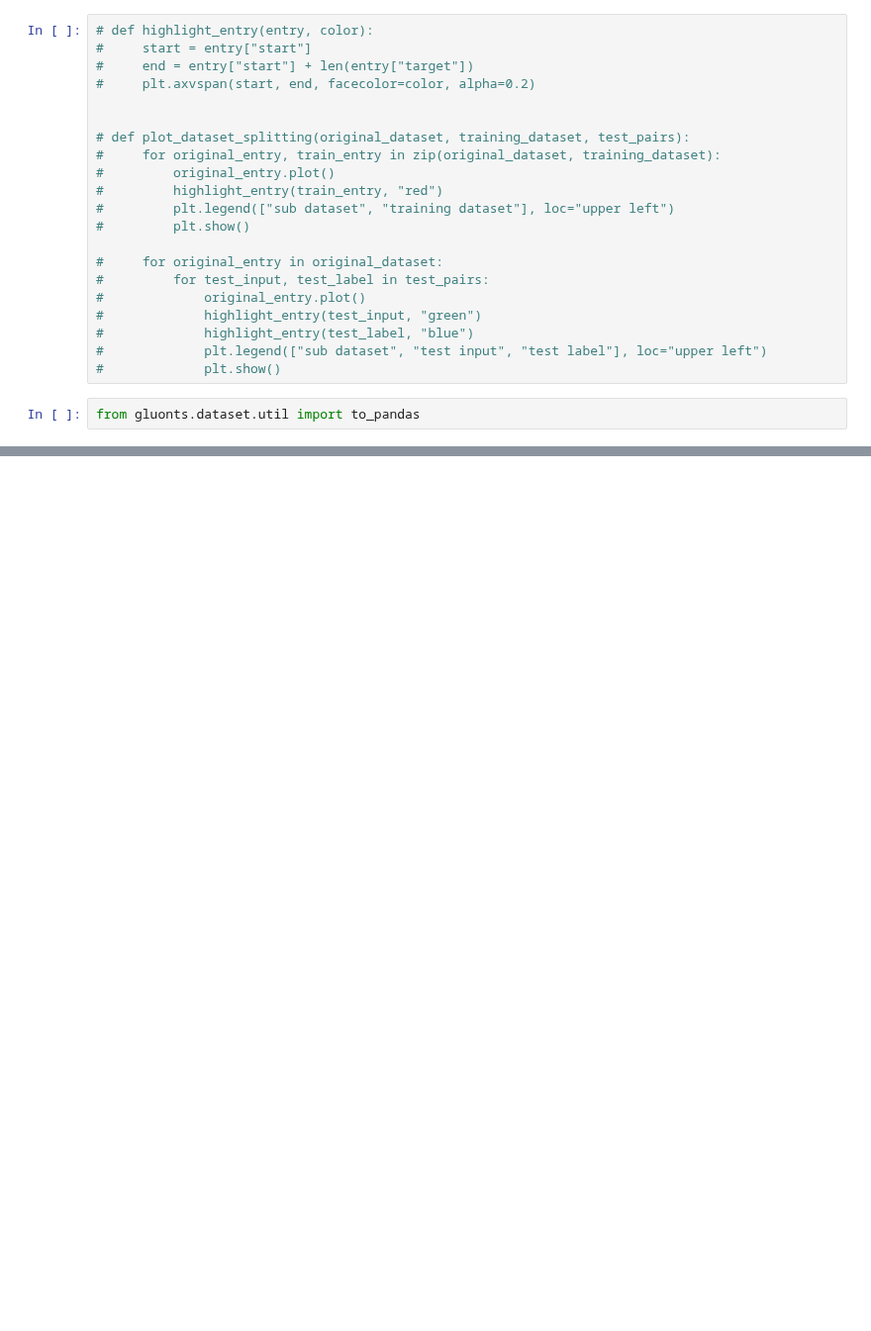
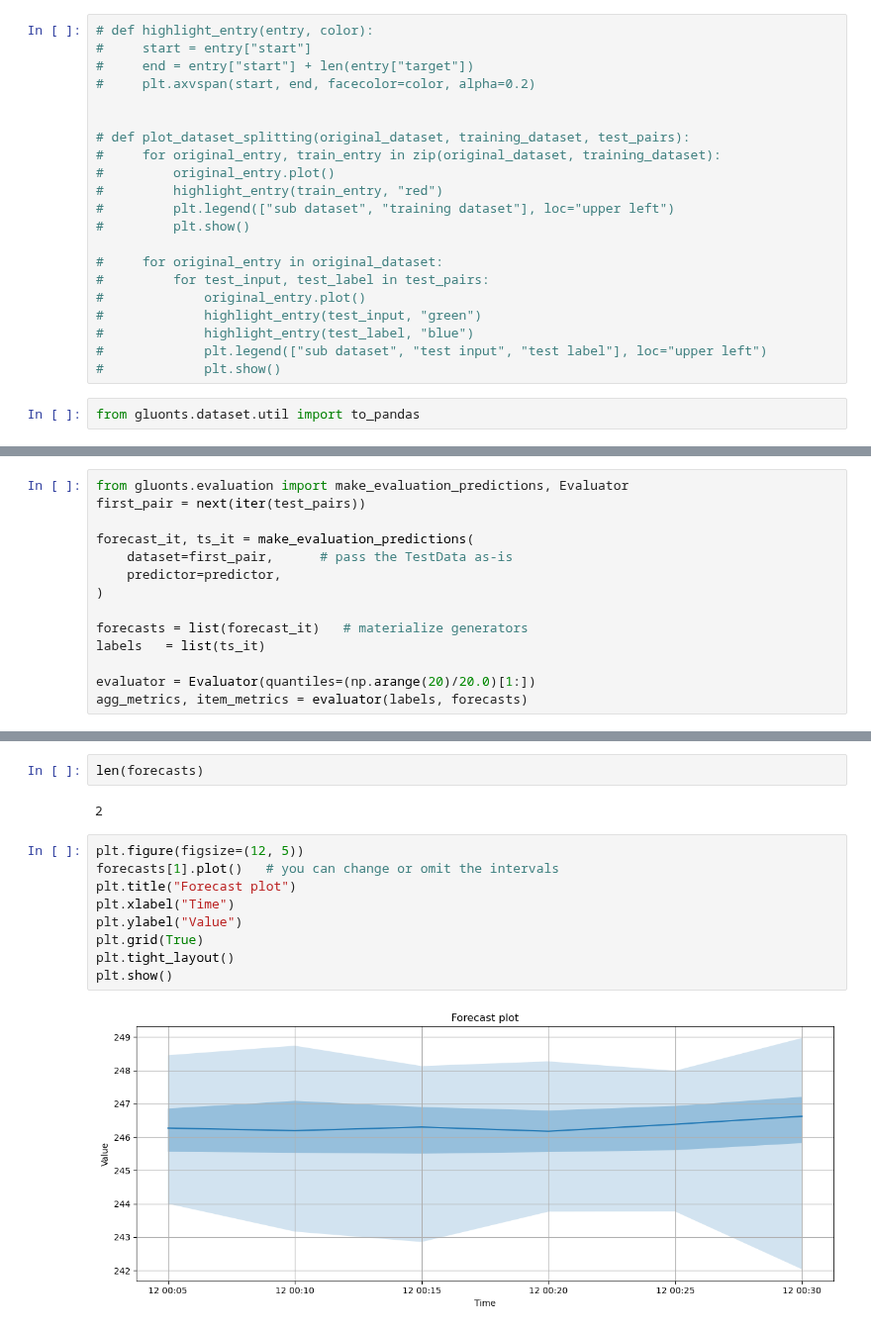
Before and after one commit to rzv09/smores_proj, a Jupyter notebook: src/single_step/deep_ar.ipynb, the cells around one changed output, grey strips where cells are left out. Shown at 99% size. Saved outputs shown, nothing was run; the diff lists cells and outputs as text; blank space fills up the shorter version.

```diff
--- a/src/single_step/deep_ar.ipynb
+++ b/src/single_step/deep_ar.ipynb
@@ -286,0 +234,14 @@ Epoch 10, global step 550: 'train_loss' was not in top 1
+# %%
+from gluonts.evaluation import make_evaluation_predictions, Evaluator
+first_pair = next(iter(test_pairs))
+
+forecast_it, ts_it = make_evaluation_predictions(
+    dataset=first_pair,      # pass the TestData as-is
+    predictor=predictor,
+)
+
+forecasts = list(forecast_it)   # materialize generators
+labels   = list(ts_it)
+
+evaluator = Evaluator(quantiles=(np.arange(20)/20.0)[1:])
+agg_metrics, item_metrics = evaluator(labels, forecasts)
@@ -286,0 +313,15 @@ Epoch 10, global step 550: 'train_loss' was not in top 1
+# %%
+len(forecasts)
+# %% [output]
+2
+# %%
+plt.figure(figsize=(12, 5))
+forecasts[1].plot()   # you can change or omit the intervals
+plt.title("Forecast plot")
+plt.xlabel("Time")
+plt.ylabel("Value")
+plt.grid(True)
+plt.tight_layout()
+plt.show()
+# %% [output]
+[figure, added]
```
Also changed, not shown: parts of 7 cells of this notebook.
